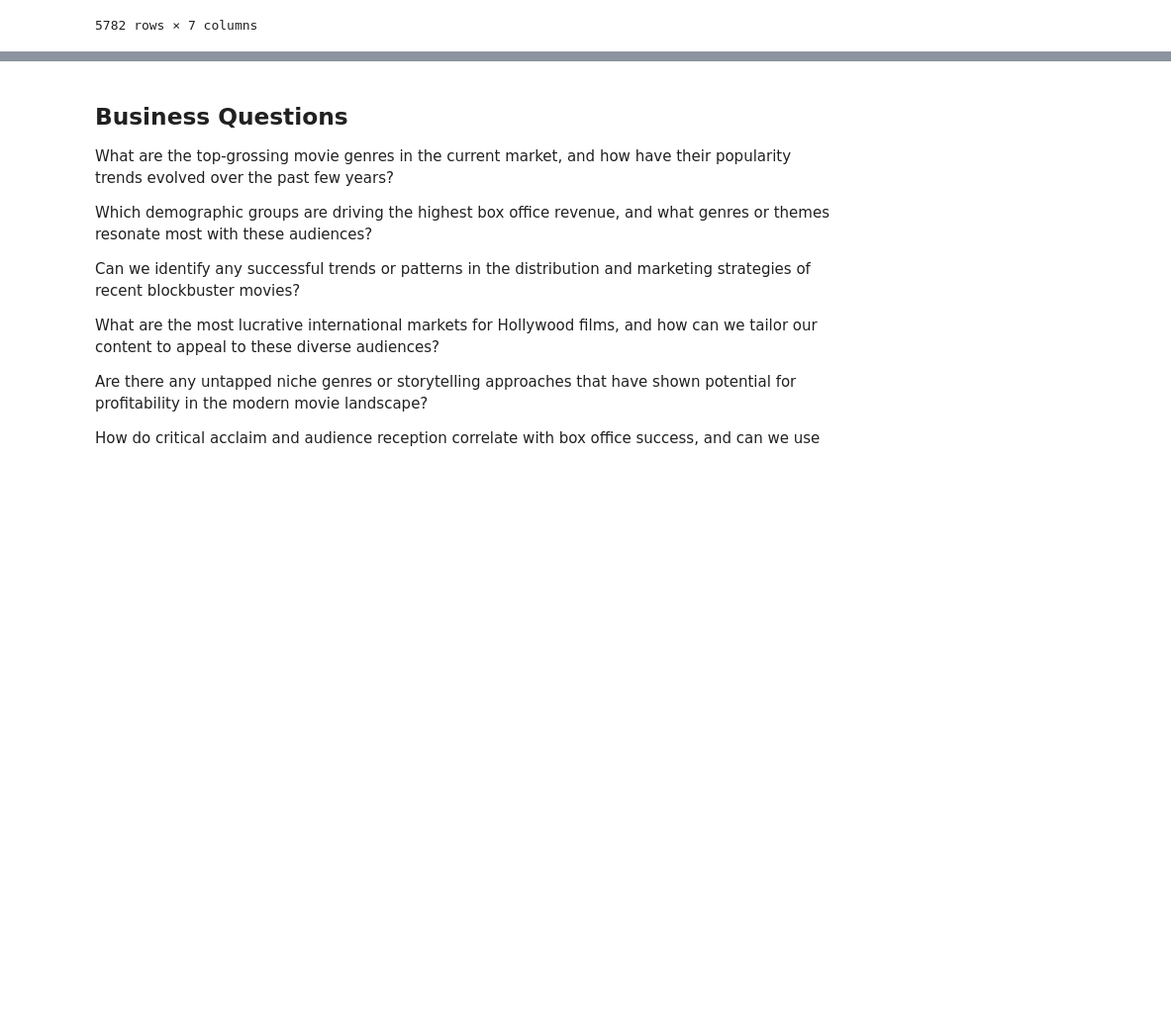
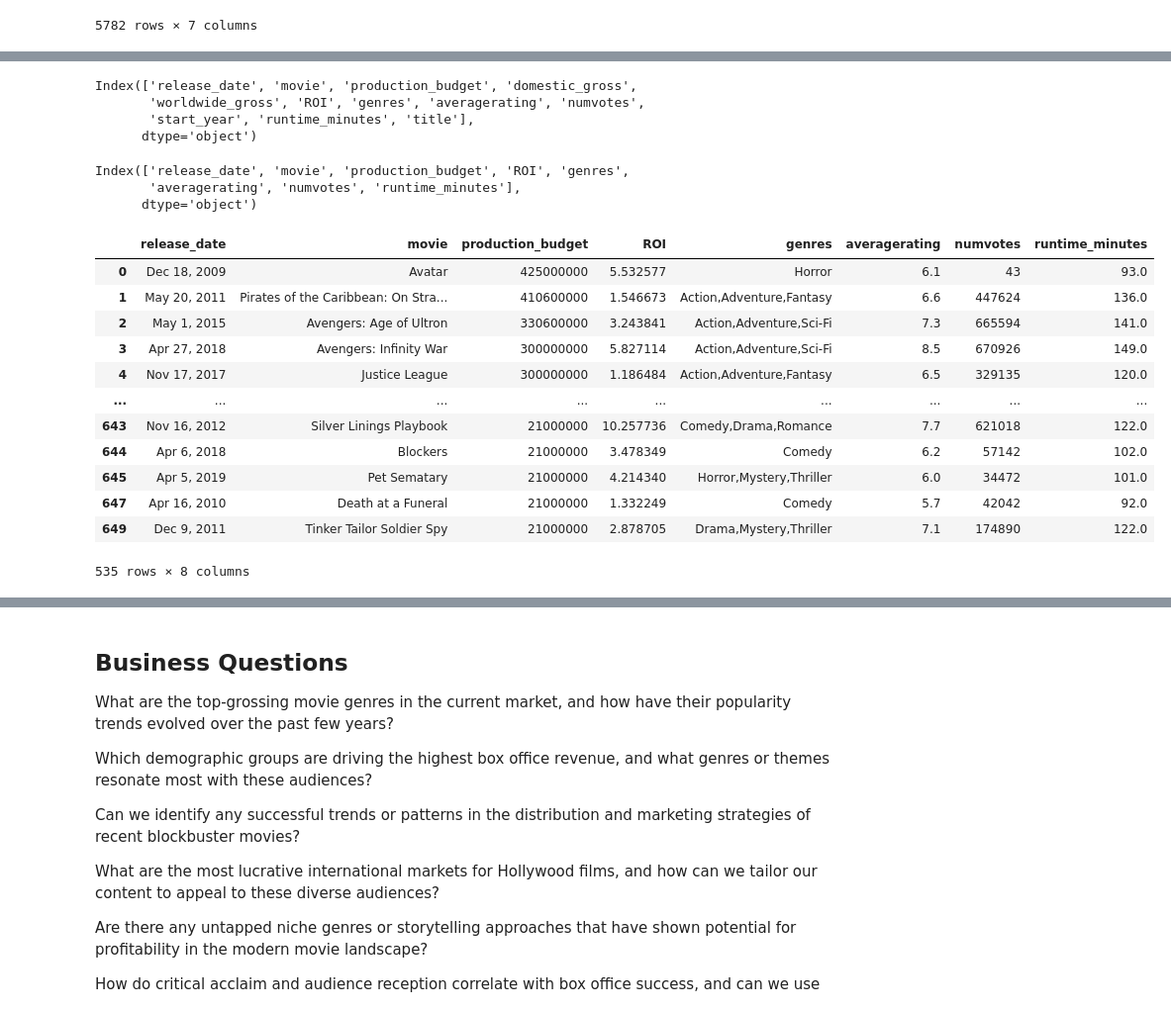
Before and after one commit to Psyluxxx/Movie-Studio-EDA, a Jupyter notebook: Anthony/student.ipynb, the cells around one changed output, grey strips where cells are left out. Shown at 99% size. Drawn from its saved outputs; the diff is of its cells as text; code cells hidden in the pictures; blank space fills up the shorter version.

```diff
--- a/Anthony/student.ipynb
+++ b/Anthony/student.ipynb
@@ -93,0 +77,33 @@ Index(['movie_id', 'primary_title', 'original_title', 'start_year',
+# %%
+merged_df.columns
+# %% [output]
+Index(['release_date', 'movie', 'production_budget', 'domestic_gross',
+       'worldwide_gross', 'ROI', 'genres', 'averagerating', 'numvotes',
+       'start_year', 'runtime_minutes', 'title'],
+      dtype='object')
+# %%
+successful_movies_df = merged_df.drop(['title', 'domestic_gross',
+       'worldwide_gross', 'start_year'],axis = 1).drop_duplicates(subset = 'movie')
+successful_movies_df.columns
+# %% [output]
+Index(['release_date', 'movie', 'production_budget', 'ROI', 'genres',
+       'averagerating', 'numvotes', 'runtime_minutes'],
+      dtype='object')
+# %%
+#filtering for movies with budget greater than $20 Mil to make it more relevant to our budget
+relevant_movies_df = successful_movies_df[successful_movies_df['production_budget'] > 20000000]
+relevant_movies_df
+# %% [output]
+|  | release_date | movie | production_budget | ROI | genres | averagerating | numvotes | runtime_minutes |
+| 0 | Dec 18, 2009 | Avatar | 425000000 | 5.532577 | Horror | 6.1 | 43 | 93.0 |
+| 1 | May 20, 2011 | Pirates of the Caribbean: On Stra... | 410600000 | 1.546673 | Action,Adventure,Fantasy | 6.6 | 447624 | 136.0 |
+| 2 | May 1, 2015 | Avengers: Age of Ultron | 330600000 | 3.243841 | Action,Adventure,Sci-Fi | 7.3 | 665594 | 141.0 |
+| 3 | Apr 27, 2018 | Avengers: Infinity War | 300000000 | 5.827114 | Action,Adventure,Sci-Fi | 8.5 | 670926 | 149.0 |
+| 4 | Nov 17, 2017 | Justice League | 300000000 | 1.186484 | Action,Adventure,Fantasy | 6.5 | 329135 | 120.0 |
+| ... | ... | ... | ... | ... | ... | ... | ... | ... |
+| 643 | Nov 16, 2012 | Silver Linings Playbook | 21000000 | 10.257736 | Comedy,Drama,Romance | 7.7 | 621018 | 122.0 |
+| 644 | Apr 6, 2018 | Blockers | 21000000 | 3.478349 | Comedy | 6.2 | 57142 | 102.0 |
+| 645 | Apr 5, 2019 | Pet Sematary | 21000000 | 4.214340 | Horror,Mystery,Thriller | 6.0 | 34472 | 101.0 |
+| 647 | Apr 16, 2010 | Death at a Funeral | 21000000 | 1.332249 | Comedy | 5.7 | 42042 | 92.0 |
+| 649 | Dec 9, 2011 | Tinker Tailor Soldier Spy | 21000000 | 2.878705 | Drama,Mystery,Thriller | 7.1 | 174890 | 122.0 |
+535 rows × 8 columns
```
Also changed, not shown: parts of 9 cells of this notebook.
